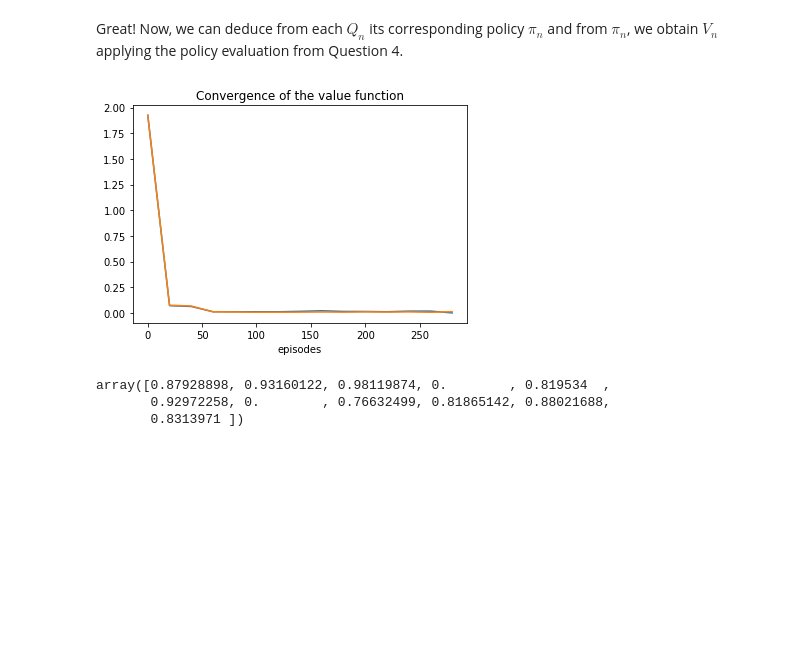
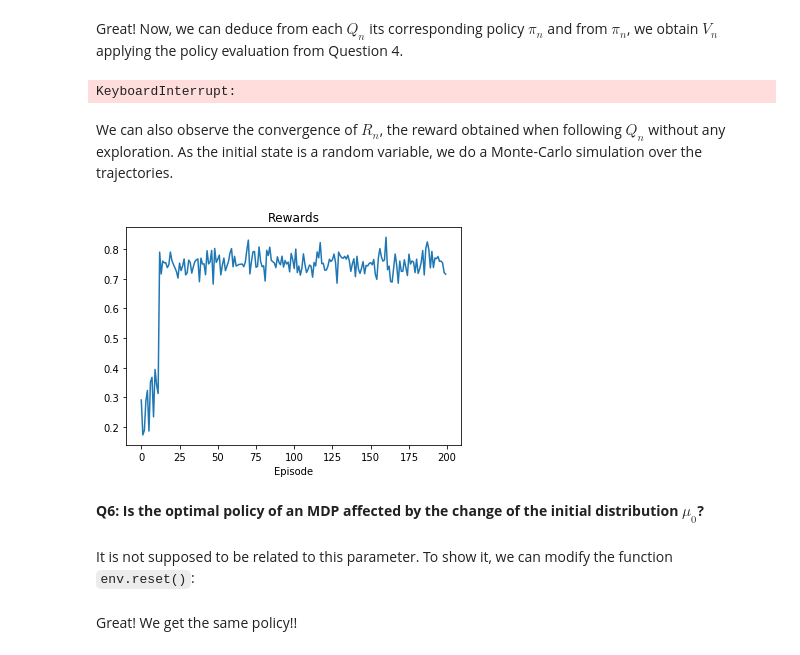
Before and after one commit to plguhur/MVA, a Jupyter notebook: TP-RL-1.ipynb, the cells around one changed output. Cells and saved outputs as stored; diff of their text form; code cells hidden in the pictures; blank space fills up the shorter version.

```diff
--- a/TP-RL-1.ipynb
+++ b/TP-RL-1.ipynb
@@ -391,7 +398,7 @@ def _q_to_policy(Q, actions):
     return policy
 
 
-def q_to_value(Q, env, N=1000):
+def _q_to_value(Q, env, N=1000):
     """ Return the estimated value function from Q """
 
     def policy(actions, state, pi=None):
@@ -401,14 +408,18 @@ def q_to_value(Q, env, N=1000):
     v = mc_value(env, policy, N=N, pi=pi)
     return v[-1]
 
-n_q = len(qs)
-values = []
-step = 10
-x = range(0, n_q, step)
+def q_to_values(Qs, env, N=1000, step_size=5):
+    n_q = len(Qs)
+    values = []
+    x = range(0, n_q, step_size)
 
-for i in x:
-    v = q_to_value(qs[i], env, N=1000)
-    values.append(v)
+    for i in x:
+        v = _q_to_value(Qs[i], env, N=1000)
+        values.append(v)
+    return values
+
+
+values = q_to_values(qs, env)
 
 cv_v = []
 cv_gt = []
@@ -416,17 +427,47 @@ Vstar=[0.877,0.928,0.988,0,0.824,0.928,0,0.778,0.824,0.877,0.828]
 for i in range(len(values)):
     cv_v.append( np.max( np.abs(values[i] - values[-1])) )
     cv_gt.append( np.max( np.abs(values[i] - Vstar)) )
-plt.plot(x, cv_v, label="$||v^{π_{\intfy}} − v^{π_n} ||_∞$")
+plt.plot(x, cv_v, label="$||v^{π_{\infty}} − v^{π_n} ||_∞$")
 plt.plot(x, cv_gt, label="$||v_∗ − v^{π_n} ||_∞$")
 plt.xlabel("episodes")
 plt.legend()
 plt.title("Convergence of the value function")
 plt.show()
 # %% [output]
-[figure, removed]
+KeyboardInterrupt:
-# %%
-values[-1]
-# %% [output]
-array([0.87928898, 0.93160122, 0.98119874, 0.        , 0.819534  ,
-       0.92972258, 0.        , 0.76632499, 0.81865142, 0.88021688,
-       0.8313971 ])
+# %% [markdown]
+We can also observe the convergence of $R_n$, the reward obtained when following $Q_n$ without any exploration. As the initial state is a random variable, we do a Monte-Carlo simulation over the trajectories.
+# %%
+def reward_evaluation(Q, env, N=100, gamma=0.95, t_max=1000):
+
+    cumulated_rewards = []
+    for i in range(N):
+        t = 0
+        term = False
+        rewards = []
+        state = env.reset()
+        while t < t_max and not term:
+            possible_actions = env.state_actions[state]
+            action = possible_actions[np.argmax(Q[state, possible_actions])]
+            state, reward, term = env.step(state, action)
+            t += 1
+            rewards.append(reward)
+        cumulated_rewards.append( _discounted_reward(rewards, gamma) )
+    return np.mean(cumulated_rewards)
+
+reward_evaluation(qs[i], env)
+Nq = len(qs)
+rewards = np.zeros(Nq)
+for i in range(Nq):
+    rewards[i] = reward_evaluation(qs[i], env)
+# %%
+plt.plot(rewards[:200])
+plt.title("Rewards")
+plt.xlabel("Episode")
+plt.show()
+# %% [output]
+[figure, added]
+# %% [markdown]
+**Q6: Is the optimal policy of an MDP affected by the change of the initial distribution $μ_0$?**
+# %% [markdown]
+It is not supposed to be related to this parameter. To show it, we can modify the function `env.reset()`:
@@ -432,0 +497,2 @@ array([0.87928898, 0.93160122, 0.98119874, 0.        , 0.819534  ,
+# %% [markdown]
+Great! We get the same policy!!
```
Also changed, not shown: parts of 7 cells of this notebook, 5 other files.
